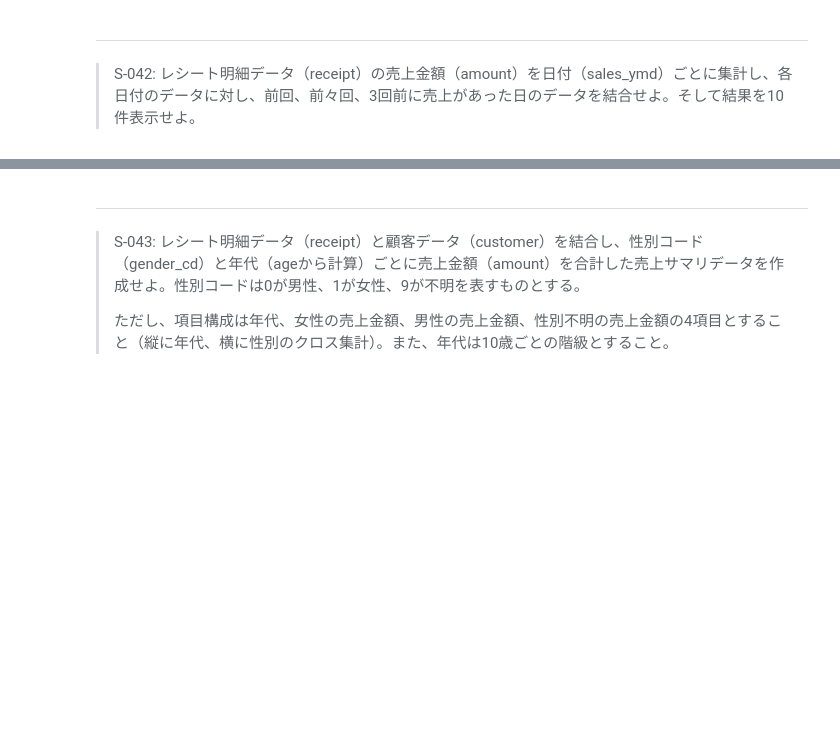
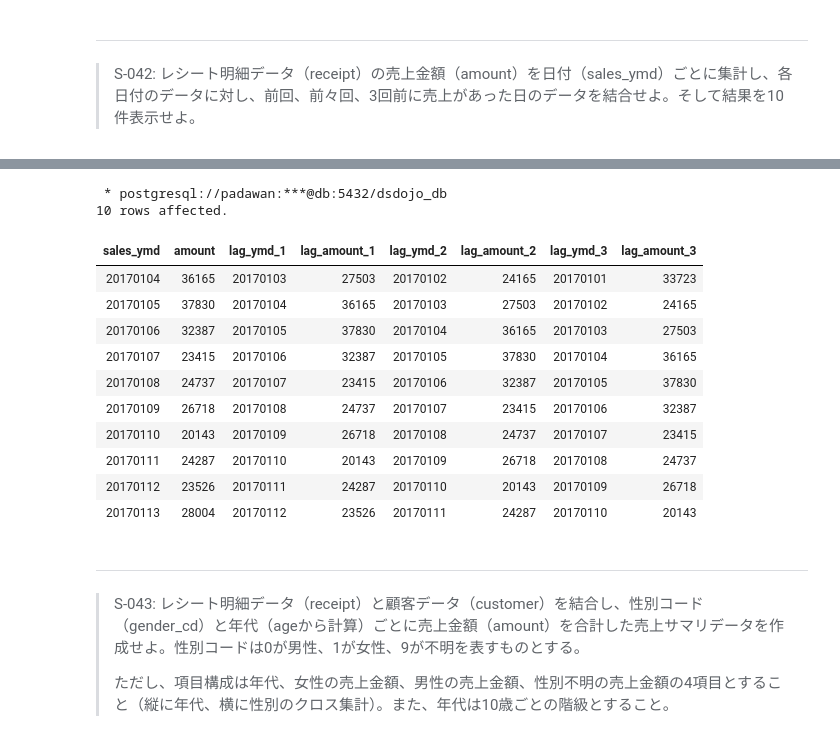
Before and after one commit to KJR020/100knocks-preprocess, a Jupyter notebook: docker/work/preprocess_knock_SQL.ipynb, the cells around one changed output, grey strips where cells are left out. Drawn from its saved outputs; the diff is of its cells as text; code cells hidden in the pictures; blank space fills up the shorter version.

```diff
--- a/docker/work/preprocess_knock_SQL.ipynb
+++ b/docker/work/preprocess_knock_SQL.ipynb
@@ -1148,3 +1234,55 @@ LIMIT 10
+# %%
+%%sql
+
+-- コード例2:横持ケース
+WITH sales_amount_by_date AS (
+    SELECT
+        sales_ymd,
+        SUM(amount) AS amount
+    FROM receipt
+    GROUP BY sales_ymd
+),
+sales_amount_with_lag AS (
+    SELECT
+        sales_ymd,
+        amount,
+        LAG(sales_ymd, 1) OVER (ORDER BY sales_ymd) AS lag_ymd_1,
+        LAG(amount, 1) OVER (ORDER BY sales_ymd) AS lag_amount_1,
+        LAG(sales_ymd,2) OVER (ORDER BY sales_ymd) AS lag_ymd_2,
+        LAG(amount,2) OVER (ORDER BY sales_ymd) AS lag_amount_2,
+        LAG(sales_ymd,3) OVER (ORDER BY sales_ymd) AS lag_ymd_3,
+        LAG(amount,3) OVER (ORDER BY sales_ymd) AS lag_amount_3
+    FROM sales_amount_by_date
+)
+SELECT
+    sales_ymd,
+    amount,
+    lag_ymd_1,
+    lag_amount_1,
+    lag_ymd_2,
+    lag_amount_2,
+    lag_ymd_3,
+    lag_amount_3
+FROM sales_amount_with_lag
+WHERE
+    lag_ymd_3 IS NOT NULL
+ORDER BY sales_ymd
+LIMIT 10
+;
+# %% [output]
+ * postgresql://padawan:***@db:5432/dsdojo_db
+10 rows affected.
+| sales_ymd | amount | lag_ymd_1 | lag_amount_1 | lag_ymd_2 | lag_amount_2 | lag_ymd_3 | lag_amount_3 |
+| 20170104 | 36165 | 20170103 | 27503 | 20170102 | 24165 | 20170101 | 33723 |
+| 20170105 | 37830 | 20170104 | 36165 | 20170103 | 27503 | 20170102 | 24165 |
+| 20170106 | 32387 | 20170105 | 37830 | 20170104 | 36165 | 20170103 | 27503 |
+| 20170107 | 23415 | 20170106 | 32387 | 20170105 | 37830 | 20170104 | 36165 |
+| 20170108 | 24737 | 20170107 | 23415 | 20170106 | 32387 | 20170105 | 37830 |
+| 20170109 | 26718 | 20170108 | 24737 | 20170107 | 23415 | 20170106 | 32387 |
+| 20170110 | 20143 | 20170109 | 26718 | 20170108 | 24737 | 20170107 | 23415 |
+| 20170111 | 24287 | 20170110 | 20143 | 20170109 | 26718 | 20170108 | 24737 |
+| 20170112 | 23526 | 20170111 | 24287 | 20170110 | 20143 | 20170109 | 26718 |
+| 20170113 | 28004 | 20170112 | 23526 | 20170111 | 24287 | 20170110 | 20143 |
 # %% [markdown]
 ---
 > S-043: レシート明細データ（receipt）と顧客データ（customer）を結合し、性別コード（gender_cd）と年代（ageから計算）ごとに売上金額（amount）を合計した売上サマリデータを作成せよ。性別コードは0が男性、1が女性、9が不明を表すものとする。
```
Also changed, not shown: parts of 4 cells of this notebook.
